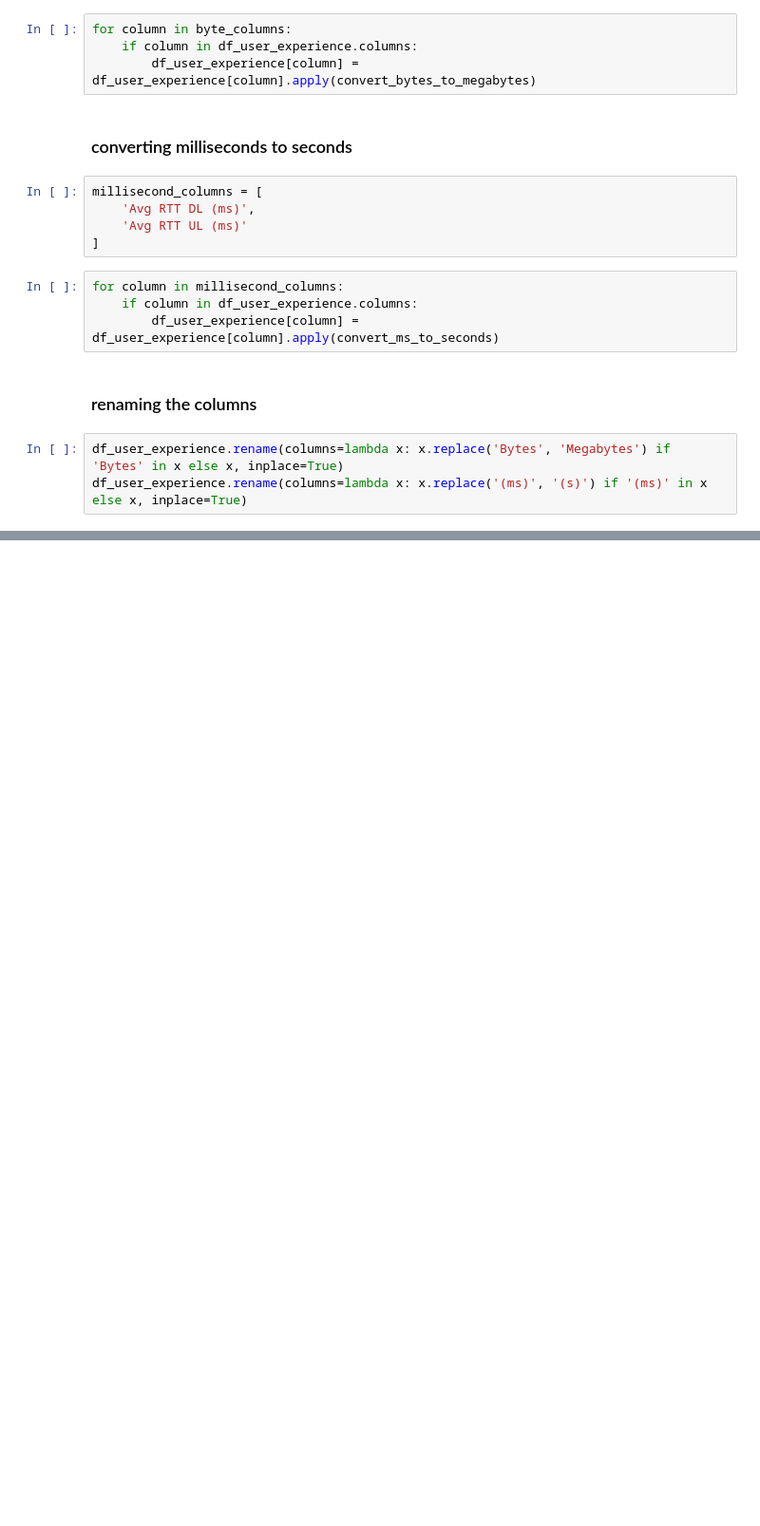
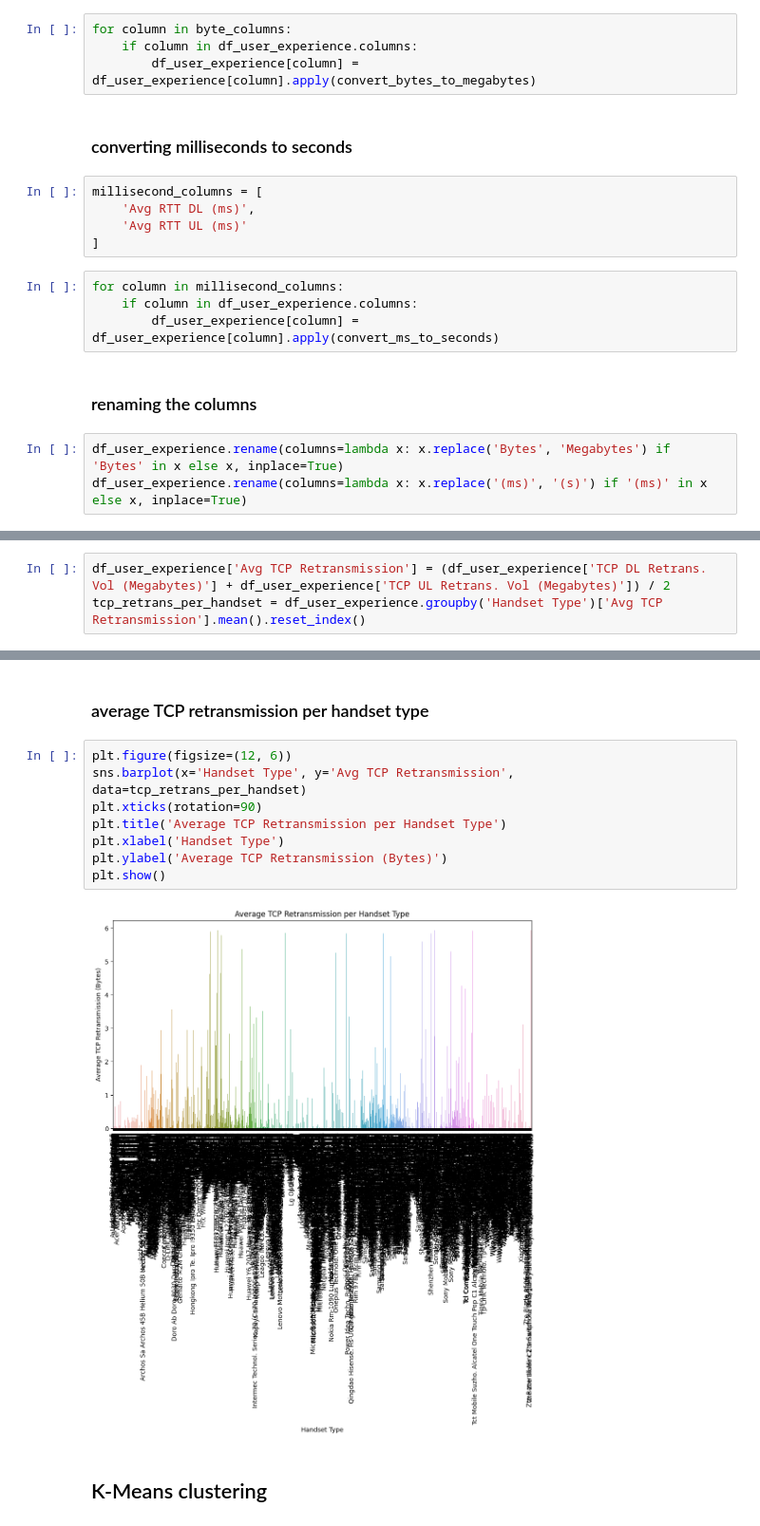
Before and after one commit to Alpha-Mintamir/Telecom-Business-Analyzer, a Jupyter notebook: notebooks/user experience analysis.ipynb, the cells around one changed output, grey strips where cells are left out. Shown at 95% size. Saved outputs shown, nothing was run; the diff lists cells and outputs as text; blank space fills up the shorter version.

```diff
--- a/notebooks/user experience analysis.ipynb
+++ b/notebooks/user experience analysis.ipynb
@@ -173,0 +322,3 @@ df_user_experience.head()
+# %%
+df_user_experience['Avg TCP Retransmission'] = (df_user_experience['TCP DL Retrans. Vol (Megabytes)'] + df_user_experience['TCP UL Retrans. Vol (Megabytes)']) / 2
+tcp_retrans_per_handset = df_user_experience.groupby('Handset Type')['Avg TCP Retransmission'].mean().reset_index()
@@ -173,0 +341,14 @@ df_user_experience.head()
+# %% [markdown]
+### average TCP retransmission per handset type
+# %%
+plt.figure(figsize=(12, 6))
+sns.barplot(x='Handset Type', y='Avg TCP Retransmission', data=tcp_retrans_per_handset)
+plt.xticks(rotation=90)
+plt.title('Average TCP Retransmission per Handset Type')
+plt.xlabel('Handset Type')
+plt.ylabel('Average TCP Retransmission (Bytes)')
+plt.show()
+# %% [output]
+[figure, added]
+# %% [markdown]
+## K-Means clustering
```
Also changed, not shown: parts of 26 cells of this notebook.
